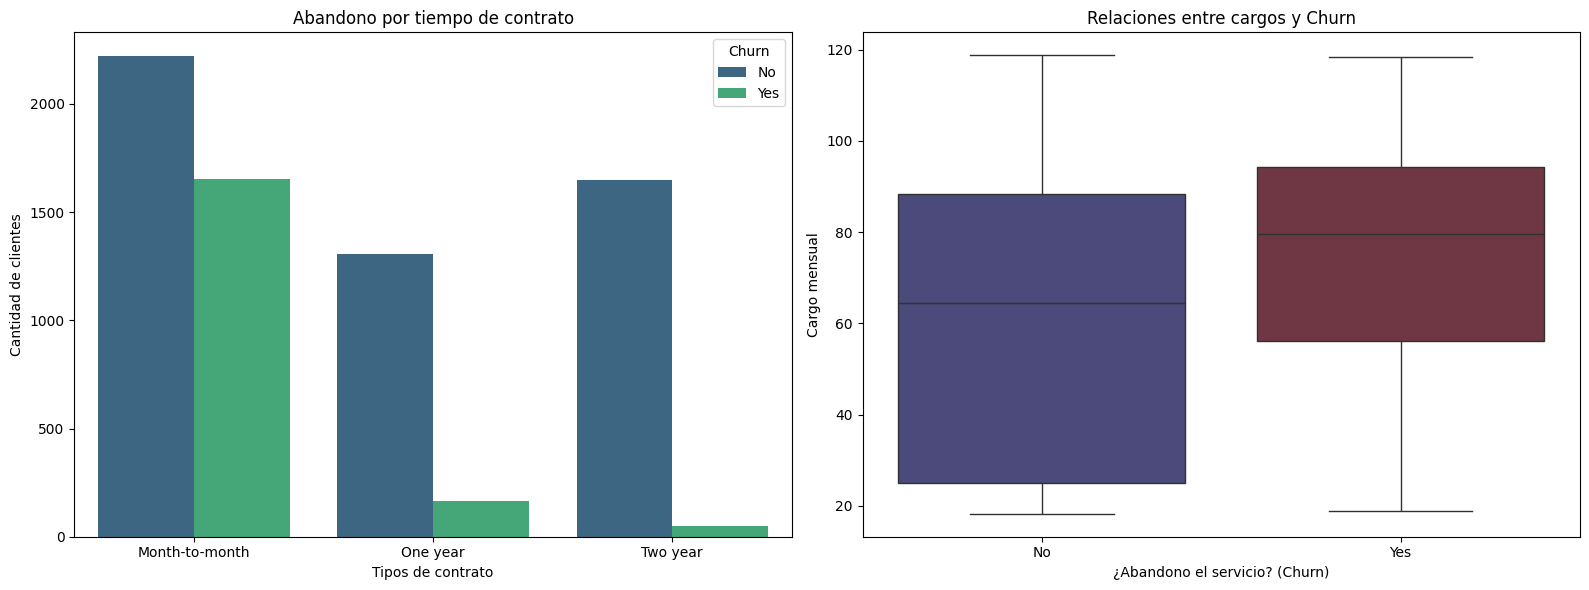
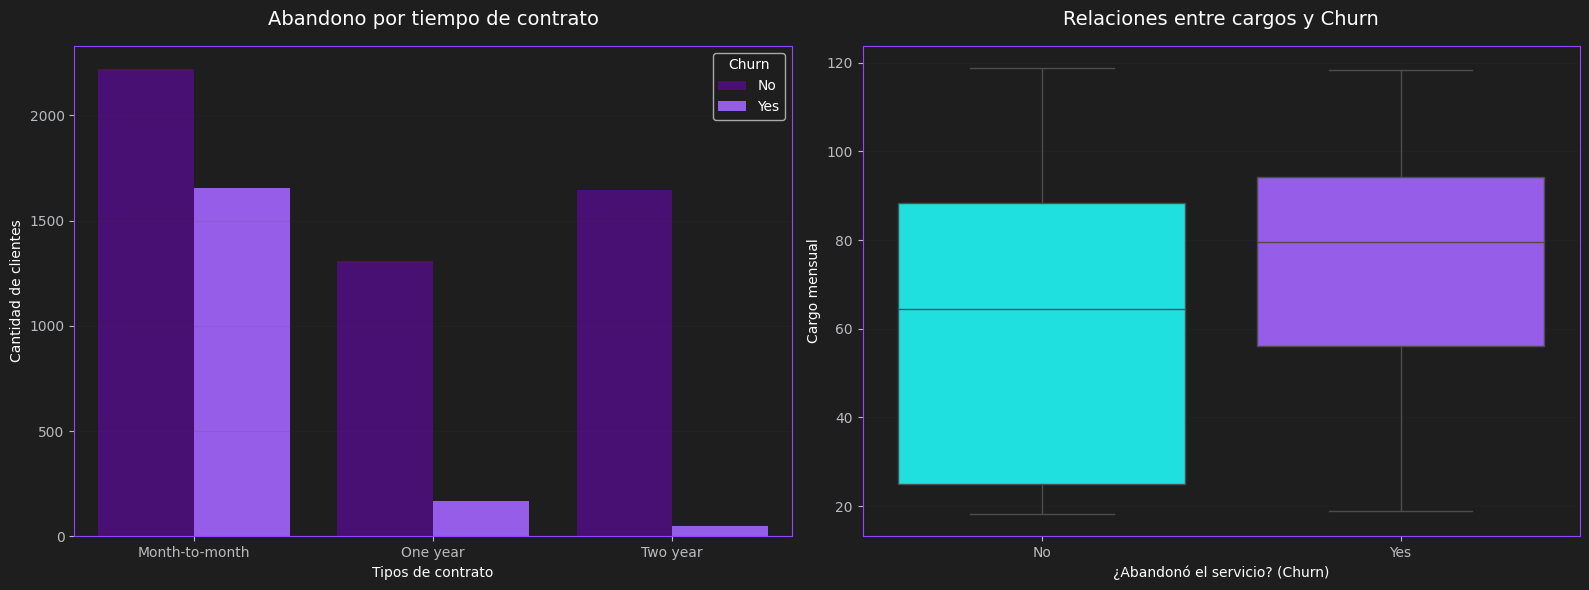
Unified diff of the notebook cell whose output changed from the first chart to the second:
--- before
+++ after
@@ -1,13 +1,18 @@
 fig, axe = plt.subplots(1,2, figsize=(16,6))
-sns.countplot(x='Contract', hue='Churn', data=dk, palette='viridis', ax=axe[0]) # 'viridis' para un contraste vibrante con el Churn
-axe[0].set_title('Abandono por tiempo de contrato')
+
+# Usamos colores específicos de nuestra paleta para el gráfico de barras
+sns.countplot(x='Contract', hue='Churn', data=dk, palette=['#4B0082', '#9146FF'], ax=axe[0])
+axe[0].set_title('Abandono por tiempo de contrato', fontsize=14, pad=15)
 axe[0].set_xlabel('Tipos de contrato')
 axe[0].set_ylabel('Cantidad de clientes')
+axe[0].grid(axis='y', alpha=0.1)
 
-# Corrección del aviso: asignamos x a hue y desactivamos la leyenda redundante
-sns.boxplot(x='Churn', y='MonthlyCharges', hue='Churn', data=dk, palette='icefire', ax=axe[1], legend=False)
-axe[1].set_title('Relaciones entre cargos y Churn')
-axe[1].set_xlabel('¿Abandono el servicio? (Churn)')
+# Usamos contraste cian y púrpura para el boxplot
+sns.boxplot(x='Churn', y='MonthlyCharges', hue='Churn', data=dk, palette=['#00FFFF', '#9146FF'], ax=axe[1], legend=False)
+axe[1].set_title('Relaciones entre cargos y Churn', fontsize=14, pad=15)
+axe[1].set_xlabel('¿Abandonó el servicio? (Churn)')
 axe[1].set_ylabel('Cargo mensual')
+axe[1].grid(axis='y', alpha=0.1)
+
 plt.tight_layout()
 plt.show()

Commit: Creado con Colab